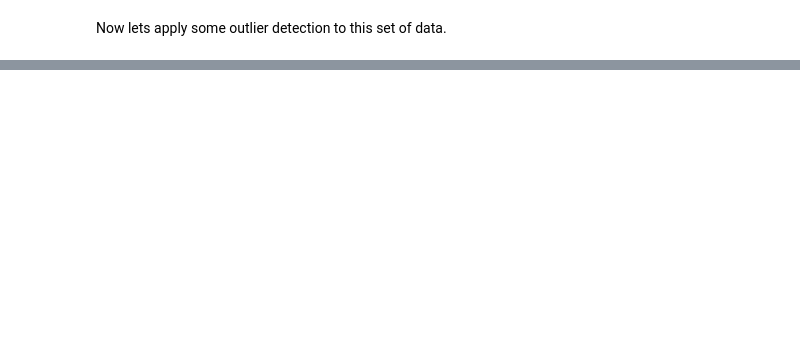
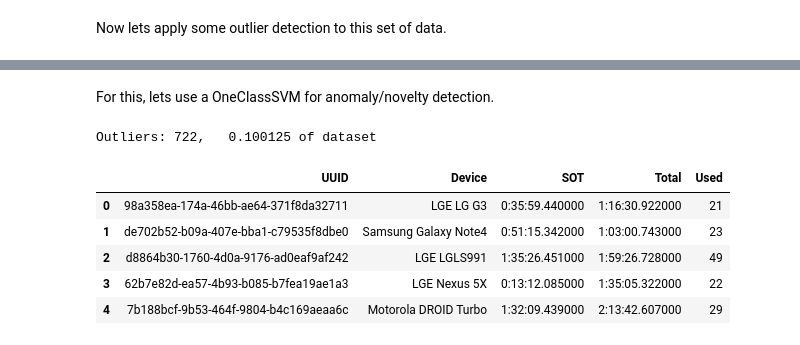
Before and after one commit to akhilcacharya/Amphours-Postmortem, a Jupyter notebook: Amphours Postmortem.ipynb, the cells around one changed output, grey strips where cells are left out. Saved outputs shown, nothing was run; the diff lists cells and outputs as text; code cells hidden in the pictures; blank space fills up the shorter version.

```diff
--- a/Amphours Postmortem.ipynb
+++ b/Amphours Postmortem.ipynb
@@ -236,0 +223,22 @@ Outliers: 3605,  0.499931 of dataset
+# %% [markdown]
+For this, lets use a OneClassSVM for anomaly/novelty detection.
+# %%
+THRESHOLD = 20
+thresholded_values = filter(lambda stat: stat['used'] > THRESHOLD, statistics)
+
+results = get_outliers(thresholded_values)
+
+result_df = pd.DataFrame(results)
+result_df.columns = ['UUID', 'Device', 'SOT', 'Total', 'Used']
+
+print "Outliers: %d,\t %f of dataset" % (len(results), 1.0 * outliers/len(thresholded_values))
+
+result_df.head()
+# %% [output]
+Outliers: 722,   0.100125 of dataset
+|  | UUID | Device | SOT | Total | Used |
+| 0 | 98a358ea-174a-46bb-ae64-371f8da32711 | LGE LG G3 | 0:35:59.440000 | 1:16:30.922000 | 21 |
+| 1 | de702b52-b09a-407e-bba1-c79535f8dbe0 | Samsung Galaxy Note4 | 0:51:15.342000 | 1:03:00.743000 | 23 |
+| 2 | d8864b30-1760-4d0a-9176-ad0eaf9af242 | LGE LGLS991 | 1:35:26.451000 | 1:59:26.728000 | 49 |
+| 3 | 62b7e82d-ea57-4b93-b085-b7fea19ae1a3 | LGE Nexus 5X | 0:13:12.085000 | 1:35:05.322000 | 22 |
+| 4 | 7b188bcf-9b53-464f-9804-b4c169aeaa6c | Motorola DROID Turbo | 1:32:09.439000 | 2:13:42.607000 | 29 |
```
Also changed, not shown: parts of 9 cells of this notebook, 4 other files.
